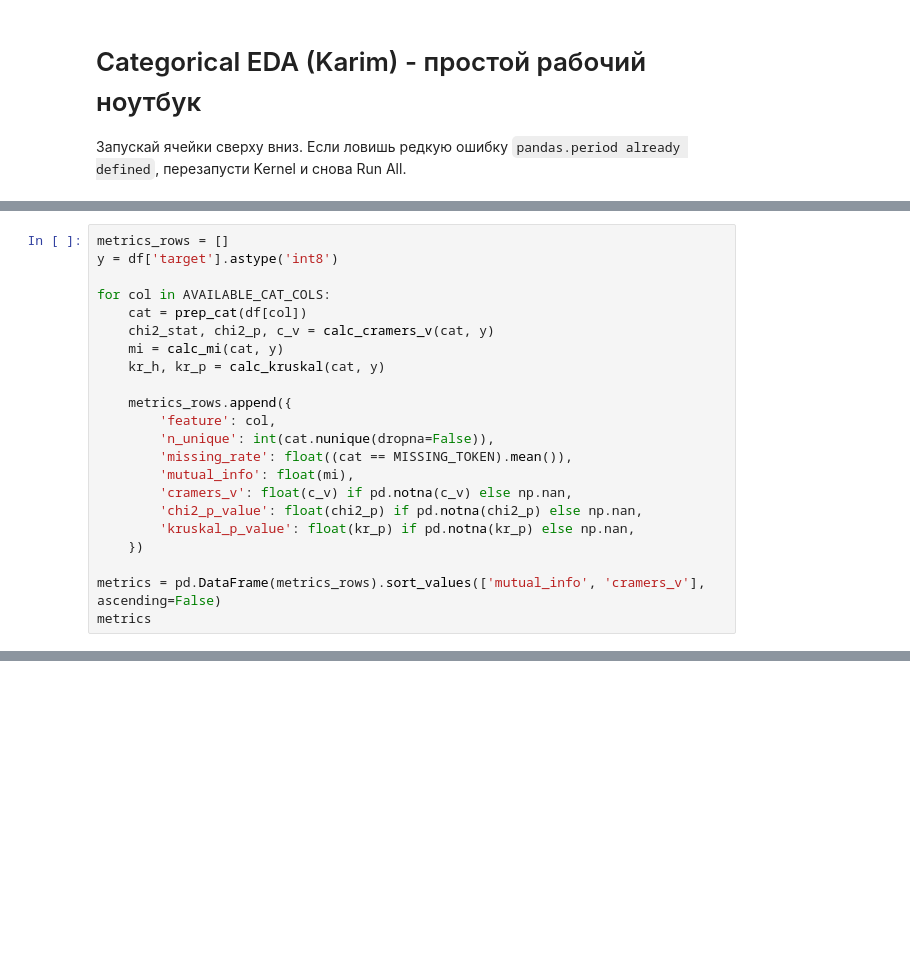
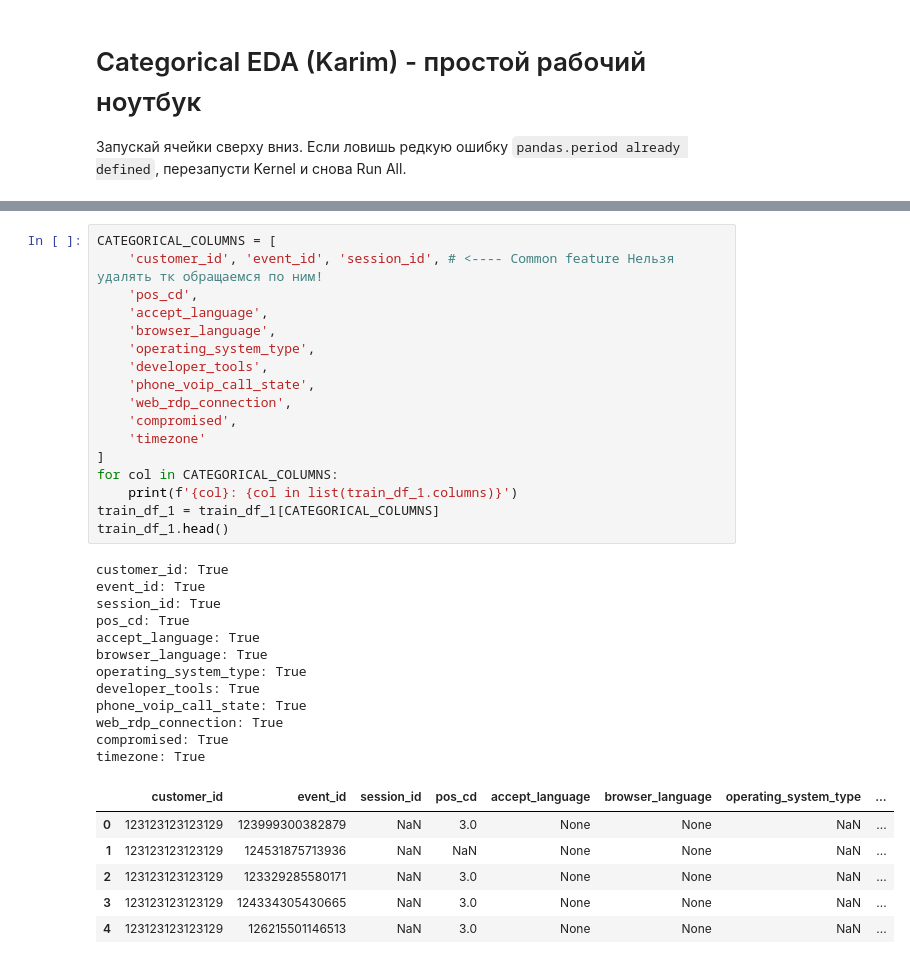
Before and after one commit to Karimkhab/data-fusion-contest, a Jupyter notebook: notebooks/karim/categorical_eda_karim.ipynb, the cells around one changed output, grey strips where cells are left out. Drawn from its saved outputs; the diff is of its cells as text; blank space fills up the shorter version.

```diff
--- a/notebooks/karim/categorical_eda_karim.ipynb
+++ b/notebooks/karim/categorical_eda_karim.ipynb
@@ -179,22 +24,0 @@ def calc_kruskal(cat, y):
-# %%
-metrics_rows = []
-y = df['target'].astype('int8')
-
-for col in AVAILABLE_CAT_COLS:
-    cat = prep_cat(df[col])
-    chi2_stat, chi2_p, c_v = calc_cramers_v(cat, y)
-    mi = calc_mi(cat, y)
-    kr_h, kr_p = calc_kruskal(cat, y)
-
-    metrics_rows.append({
-        'feature': col,
-        'n_unique': int(cat.nunique(dropna=False)),
-        'missing_rate': float((cat == MISSING_TOKEN).mean()),
-        'mutual_info': float(mi),
-        'cramers_v': float(c_v) if pd.notna(c_v) else np.nan,
-        'chi2_p_value': float(chi2_p) if pd.notna(chi2_p) else np.nan,
-        'kruskal_p_value': float(kr_p) if pd.notna(kr_p) else np.nan,
-    })
-
-metrics = pd.DataFrame(metrics_rows).sort_values(['mutual_info', 'cramers_v'], ascending=False)
-metrics
@@ -200,0 +132,36 @@ metrics
+# %%
+CATEGORICAL_COLUMNS = [
+    'customer_id', 'event_id', 'session_id', # <---- Common feature Нельзя удалять тк обращаемся по ним!
+    'pos_cd',
+    'accept_language',
+    'browser_language',
+    'operating_system_type',
+    'developer_tools',
+    'phone_voip_call_state',
+    'web_rdp_connection',
+    'compromised',
+    'timezone'
+]
+for col in CATEGORICAL_COLUMNS:
+    print(f'{col}: {col in list(train_df_1.columns)}')
+train_df_1 = train_df_1[CATEGORICAL_COLUMNS]
+train_df_1.head()
+# %% [output]
+customer_id: True
+event_id: True
+session_id: True
+pos_cd: True
+accept_language: True
+browser_language: True
+operating_system_type: True
+developer_tools: True
+phone_voip_call_state: True
+web_rdp_connection: True
+compromised: True
+timezone: True
+|  | customer_id | event_id | session_id | pos_cd | accept_language | browser_language | operating_system_type | ... |
+| 0 | 123123123123129 | 123999300382879 | NaN | 3.0 | None | None | NaN | ... |
+| 1 | 123123123123129 | 124531875713936 | NaN | NaN | None | None | NaN | ... |
+| 2 | 123123123123129 | 123329285580171 | NaN | 3.0 | None | None | NaN | ... |
+| 3 | 123123123123129 | 124334305430665 | NaN | 3.0 | None | None | NaN | ... |
+| 4 | 123123123123129 | 126215501146513 | NaN | 3.0 | None | None | NaN | ... |
```
Also changed, not shown: parts of 36 cells of this notebook.
